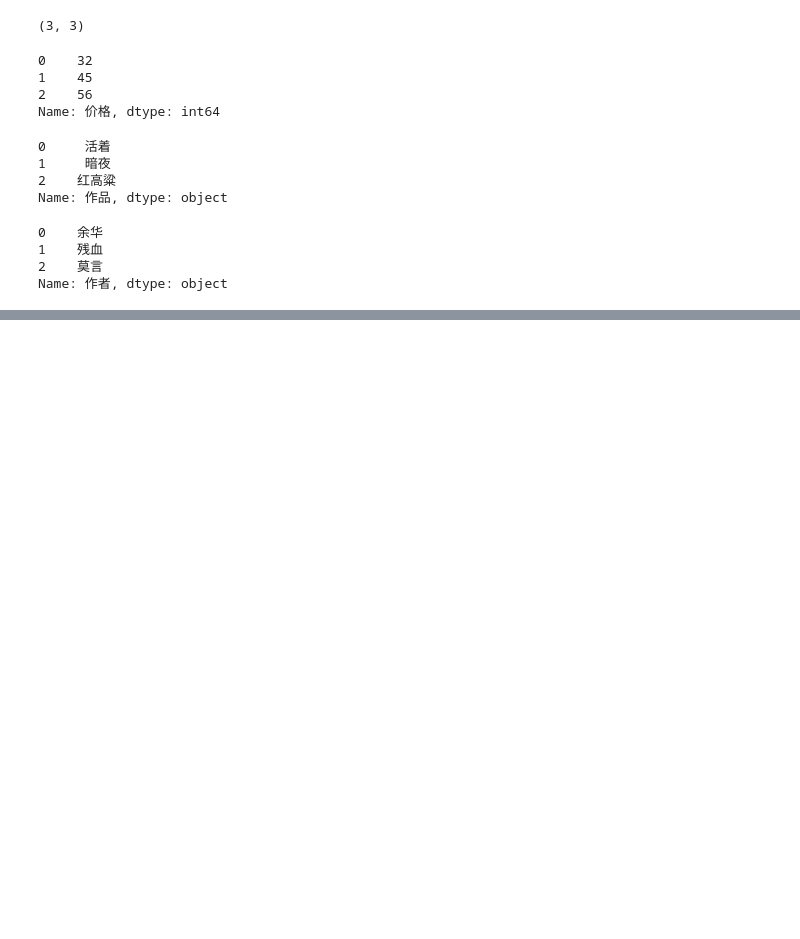
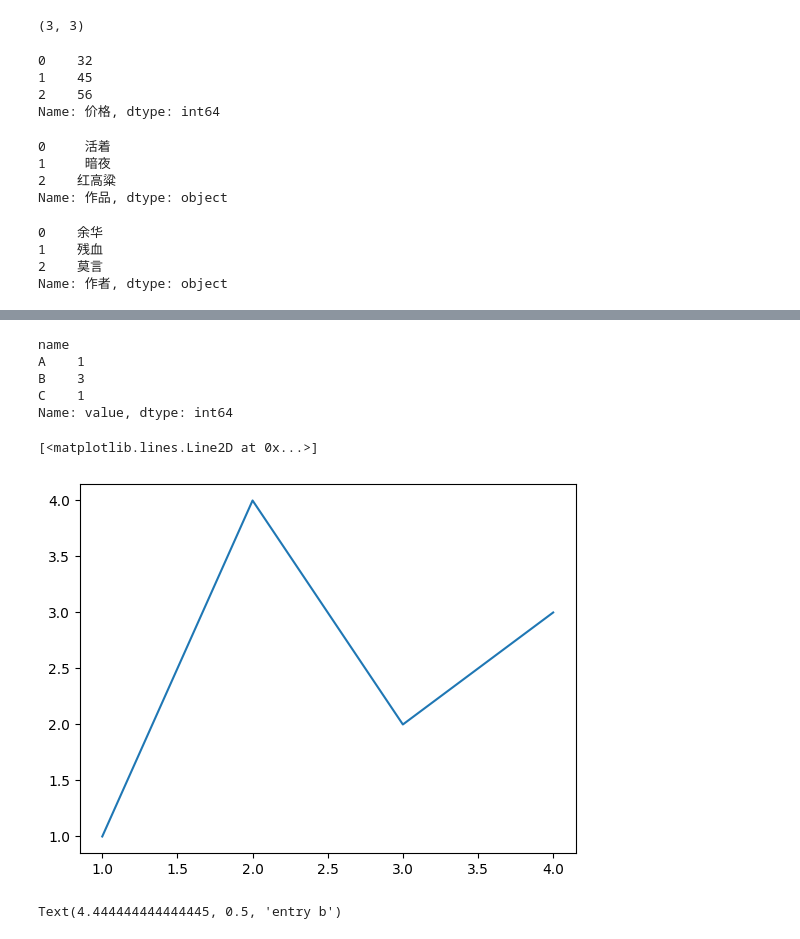
Before and after one commit to edg7777777/edg7777777, a Jupyter notebook: 05-dataframe.ipynb, the cells around one changed output, grey strips where cells are left out. Saved outputs shown, nothing was run; the diff lists cells and outputs as text; code cells hidden in the pictures; blank space fills up the shorter version.

```diff
--- a/05-dataframe.ipynb
+++ b/05-dataframe.ipynb
@@ -88,0 +263,12 @@ Name: 作者, dtype: object
+# %%
+df = pd.DataFrame({
+    "name": ["A","B","C","B","C","A","C"],
+    "value":[1,3,7,3,4,3,1]
+})
+df.groupby("name")["value"].min()
+# %% [output]
+name
+A    1
+B    3
+C    1
+Name: value, dtype: int64
@@ -88,0 +277,14 @@ Name: 作者, dtype: object
+# %%
+x = [1,2,3,4]
+y = [1,4,2,3]
+# %%
+fig, ax = plt.subplots()
+ax.plot(x,y)
+# %% [output]
+[<matplotlib.lines.Line2D at 0x...>]
+[figure, added]
+# %%
+ax.set_xlabel('entry a')
+ax.set_ylabel('entry b')
+# %% [output]
+Text(4.444444444444445, 0.5, 'entry b')
```
Also changed, not shown: parts of 20 cells of this notebook, 5 other files.
